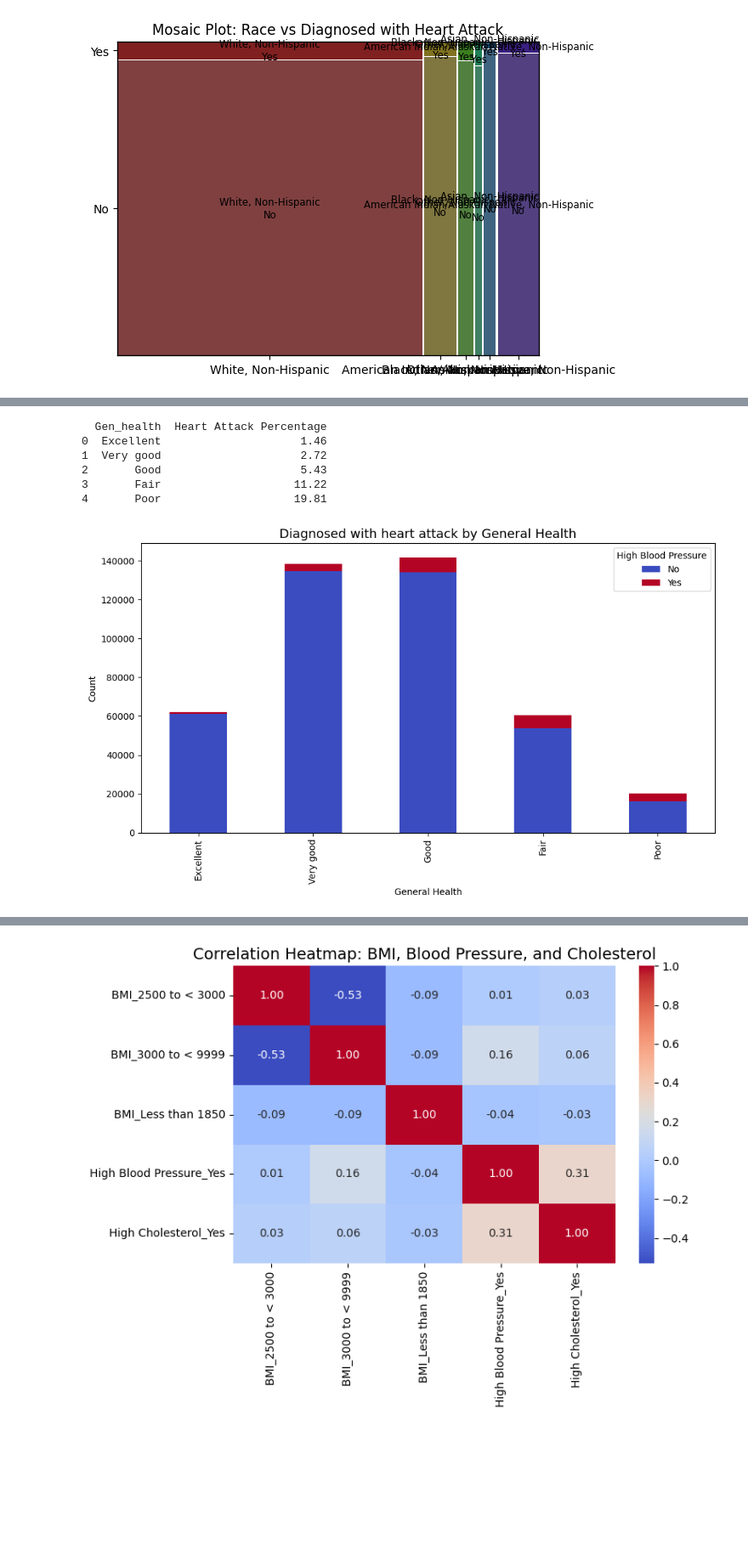
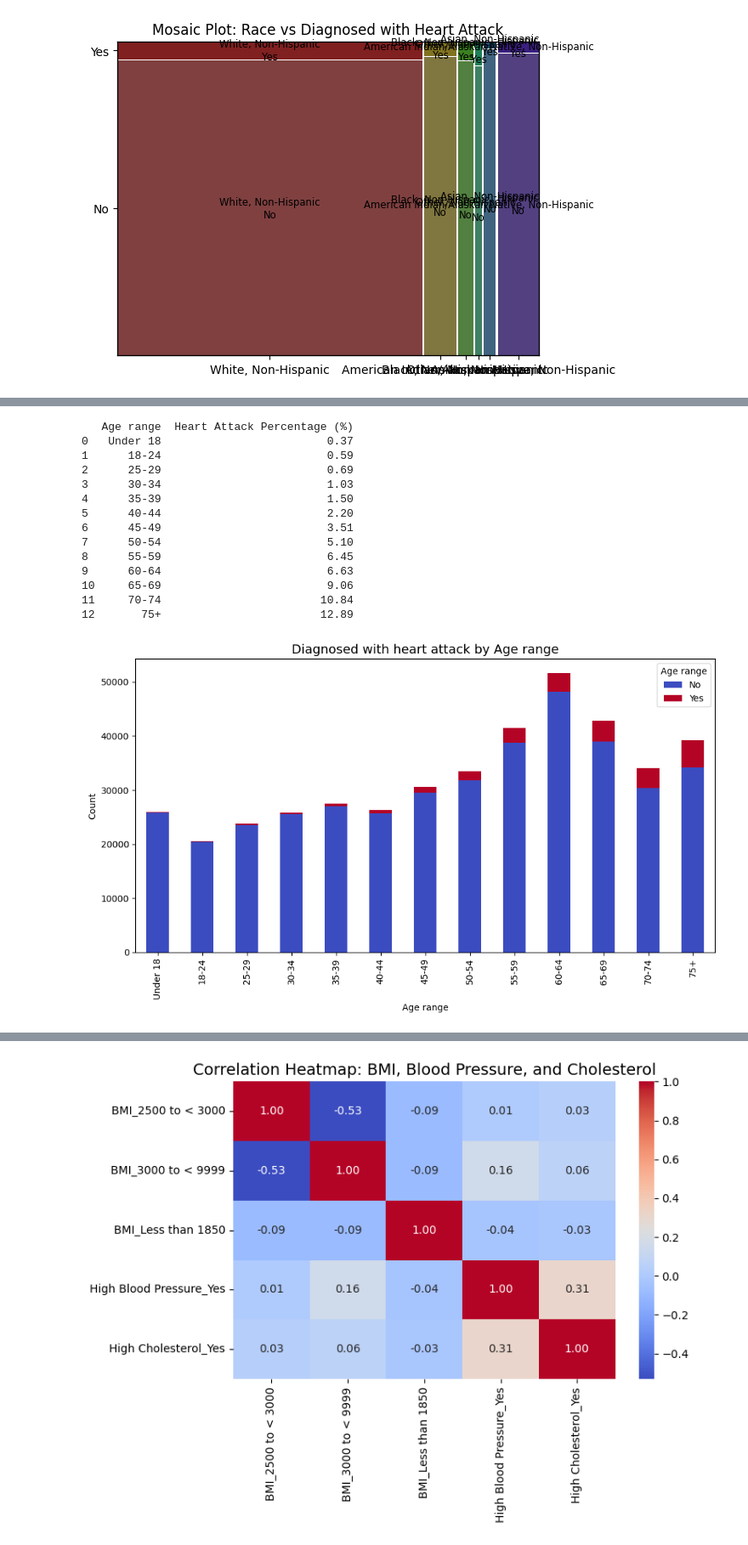
Before and after one commit to Huy1996/heart_attack_data_mining, a Jupyter notebook: new analysis1.ipynb, the cells around one changed output, grey strips where cells are left out. Shown at 85% size. Drawn from its saved outputs; the diff is of its cells as text; code cells hidden in the pictures; blank space fills up the shorter version.

```diff
--- a/new analysis1.ipynb
+++ b/new analysis1.ipynb
@@ -530,32 +526,18 @@ plt.show()
-# %%
-# Calculate the percentage of people diagnosed with a heart attack by General Health
-heart_attack_percentage = (
-    copy_df[copy_df['Diagnosed with heart attack'] == 'Yes']
-    .groupby('Gen_health')
-    .size()
-    / copy_df.groupby('Gen_health').size()
-    * 100
-).round(2)
-
-# Convert to a DataFrame for display
-heart_attack_percentage_df = heart_attack_percentage.reset_index()
-heart_attack_percentage_df.columns = ['Gen_health', 'Heart Attack Percentage']
-
-# Display the results
-print(heart_attack_percentage_df)
-
-pd.crosstab(copy_df['Gen_health'], copy_df['Diagnosed with heart attack']).plot(kind='bar', stacked=True, figsize=(10, 6), colormap="coolwarm")
-plt.title("Diagnosed with heart attack by General Health", fontsize=14)
-plt.xlabel("General Health")
-plt.ylabel("Count")
-plt.legend(title="High Blood Pressure")
-plt.tight_layout()
-plt.show()
-# %% [output]
-  Gen_health  Heart Attack Percentage
-0  Excellent                     1.46
-1  Very good                     2.72
-2       Good                     5.43
-3       Fair                    11.22
-4       Poor                    19.81
-[figure, removed]
+# %%
+heart_attack_association('Age range', ordered=True)
+# %% [output]
+   Age range  Heart Attack Percentage (%)
+0   Under 18                         0.37
+1      18-24                         0.59
+2      25-29                         0.69
+3      30-34                         1.03
+4      35-39                         1.50
+5      40-44                         2.20
+6      45-49                         3.51
+7      50-54                         5.10
+8      55-59                         6.45
+9      60-64                         6.63
+10     65-69                         9.06
+11     70-74                        10.84
+12       75+                        12.89
+[figure, added]
```
Also changed, not shown: parts of 7 cells of this notebook.
